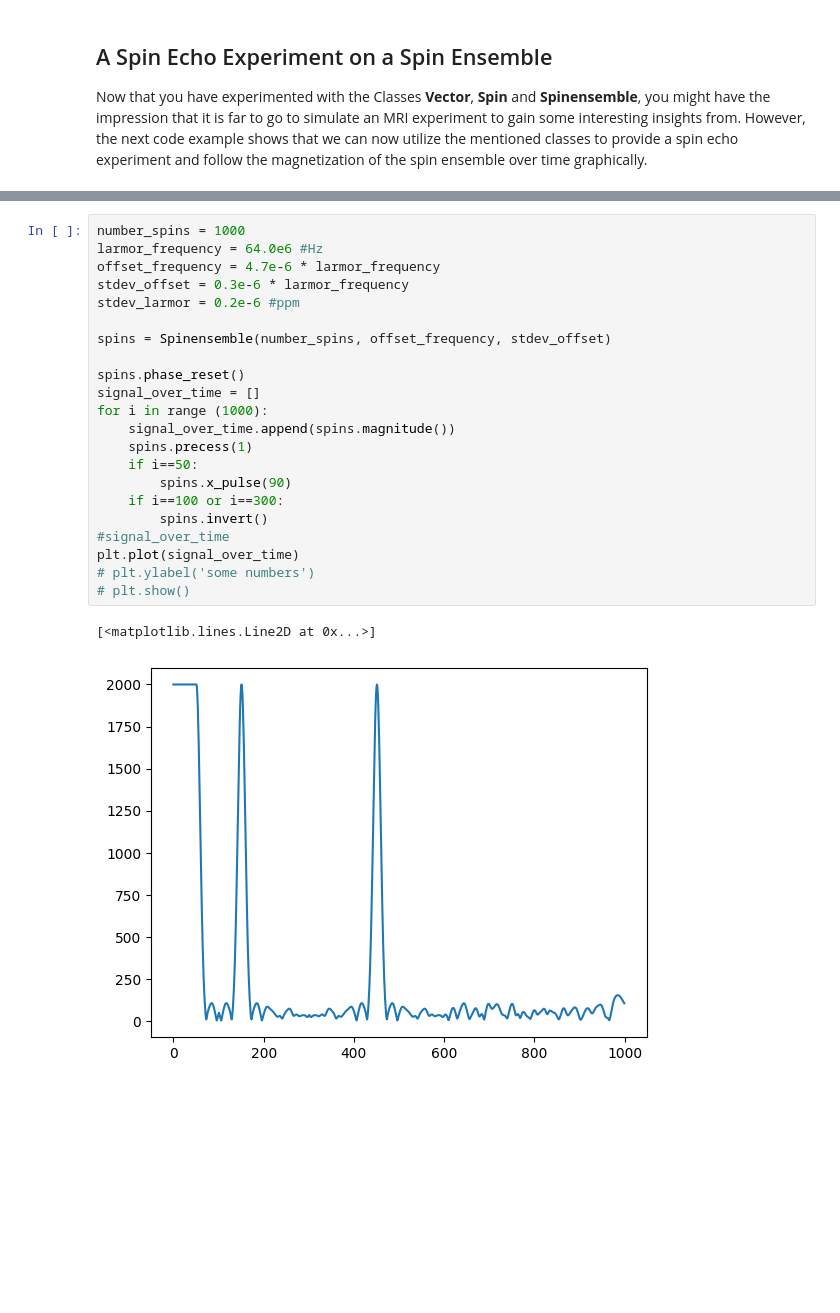
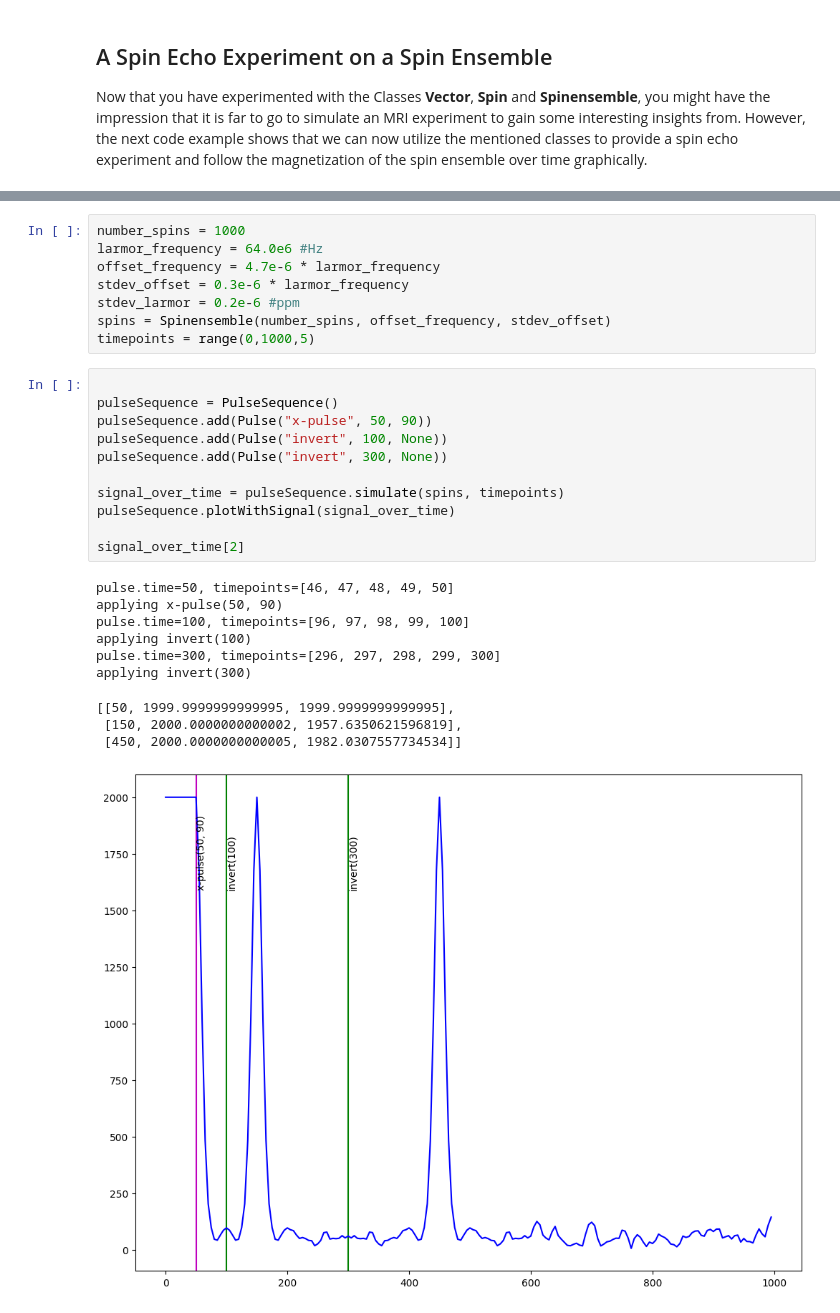
Before and after one commit to dbonekamp/spin_simulation, a Jupyter notebook: spin_simulation/spin_simulation.ipynb, the cells around one changed output, grey strips where cells are left out. Cells and saved outputs as stored; diff of their text form; blank space fills up the shorter version.

```diff
--- a/spin_simulation/spin_simulation.ipynb
+++ b/spin_simulation/spin_simulation.ipynb
@@ -267,22 +359,27 @@ larmor_frequency = 64.0e6 #Hz
 offset_frequency = 4.7e-6 * larmor_frequency
 stdev_offset = 0.3e-6 * larmor_frequency
 stdev_larmor = 0.2e-6 #ppm
-
 spins = Spinensemble(number_spins, offset_frequency, stdev_offset)
-
-spins.phase_reset()
-signal_over_time = []
-for i in range (1000):
-    signal_over_time.append(spins.magnitude())
-    spins.precess(1)
-    if i==50:
-        spins.x_pulse(90)
-    if i==100 or i==300:
-        spins.invert()
-#signal_over_time
-plt.plot(signal_over_time)
-# plt.ylabel('some numbers')
-# plt.show()
+timepoints = range(0,1000,5)
-# %% [output]
-[<matplotlib.lines.Line2D at 0x...>]
-[figure, removed]
+# %%
+
+pulseSequence = PulseSequence()
+pulseSequence.add(Pulse("x-pulse", 50, 90))
+pulseSequence.add(Pulse("invert", 100, None))
+pulseSequence.add(Pulse("invert", 300, None))
+
+signal_over_time = pulseSequence.simulate(spins, timepoints)
+pulseSequence.plotWithSignal(signal_over_time)
+
+signal_over_time[2]
+# %% [output]
+pulse.time=50, timepoints=[46, 47, 48, 49, 50]
+applying x-pulse(50, 90)
+pulse.time=100, timepoints=[96, 97, 98, 99, 100]
+applying invert(100)
+pulse.time=300, timepoints=[296, 297, 298, 299, 300]
+applying invert(300)
+[[50, 1999.9999999999995, 1999.9999999999995],
+ [150, 2000.0000000000002, 1957.6350621596819],
+ [450, 2000.0000000000005, 1982.0307557734534]]
+[figure, added]
```
Also changed, not shown: parts of 9 cells of this notebook.
